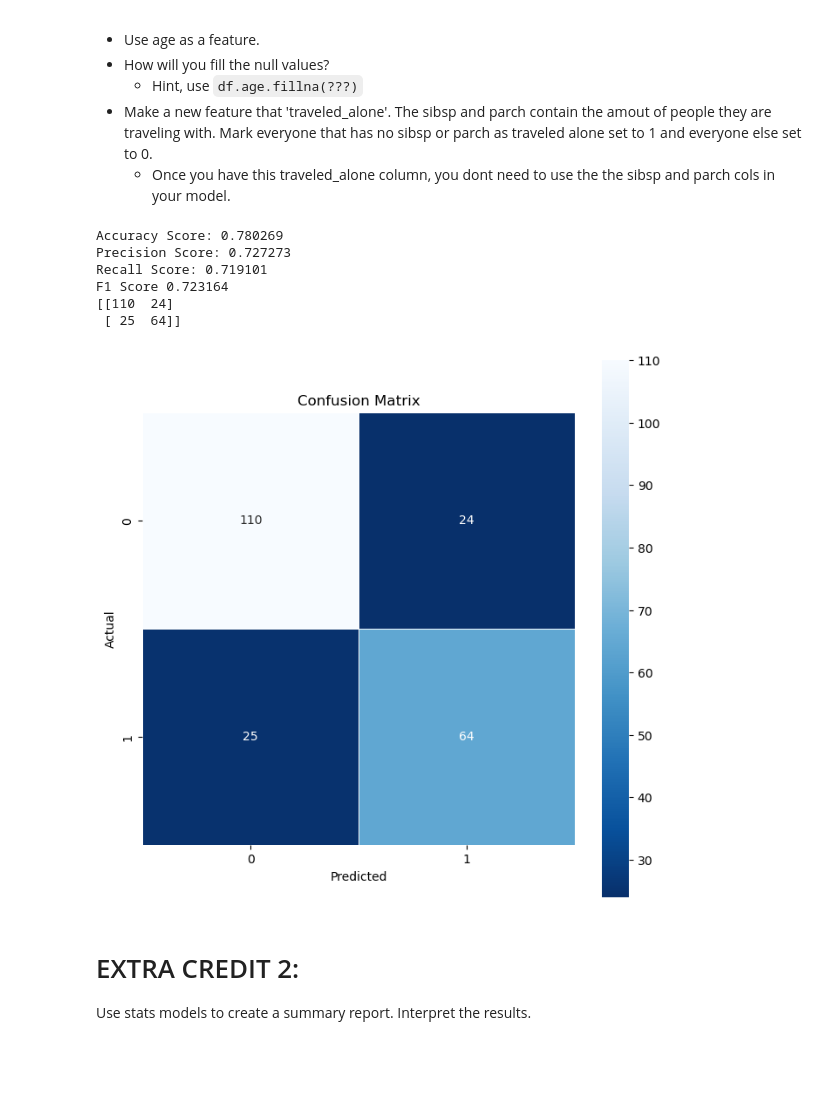
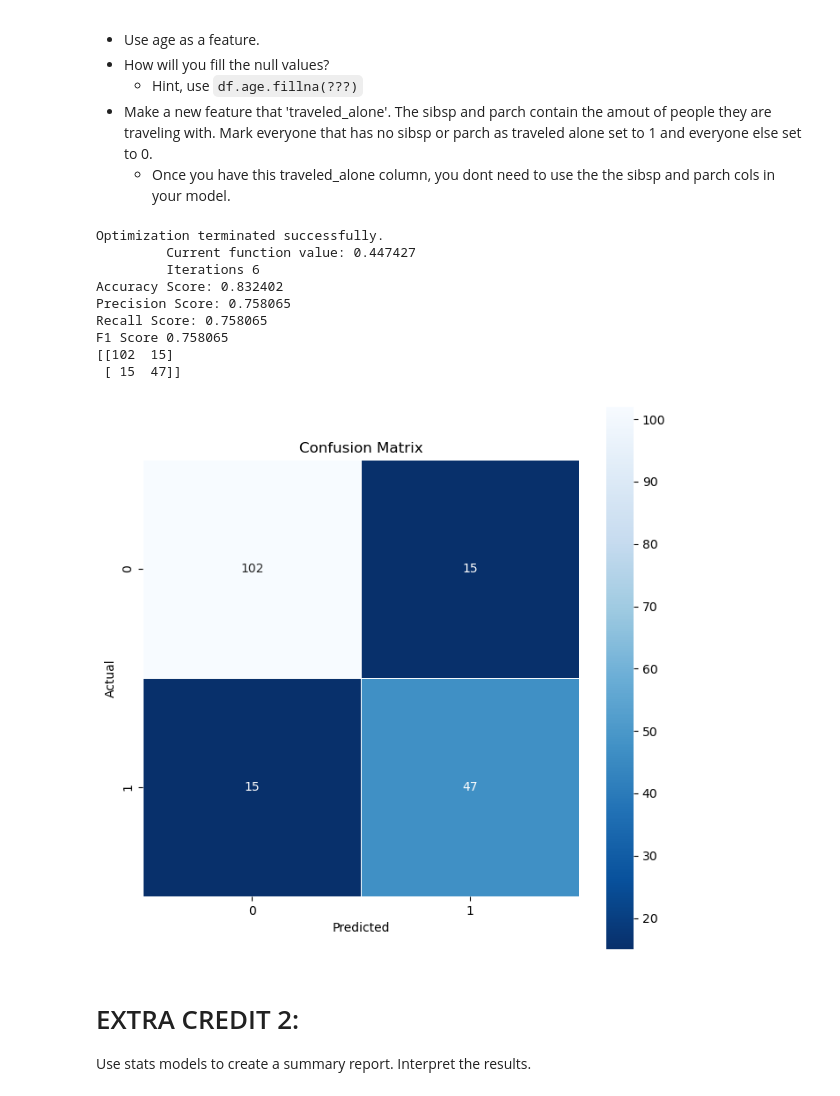
Before and after one commit to CHA0sTIG3R/my-fork-2023-fall-data-science-fridays, a Jupyter notebook: Week-03-Intro-To-ML/Exercise-HO.ipynb, the cells around one changed output. Saved outputs shown, nothing was run; the diff lists cells and outputs as text; code cells hidden in the pictures; blank space fills up the shorter version.

```diff
--- a/Week-03-Intro-To-ML/Exercise-HO.ipynb
+++ b/Week-03-Intro-To-ML/Exercise-HO.ipynb
@@ -107,3 +108,12 @@ X = df[selected_features]
 
 # Set y to be our target variable.
 y = df['survived']
+
+scaler = StandardScaler()
+X_scaled = scaler.fit_transform(X)
+
+X_df = pd.DataFrame(X_scaled, columns=X.columns)
+
+X_const = sm.add_constant(X_df)
+
+results1 = sm.Logit(y, X_const).fit()
@@ -229,15 +241,21 @@ selected_features = ['sex_male', 'pclass_2', 'pclass_3', 'embarked_Q', 'embarked
 X = df[selected_features]
 y = df['survived']
 
+scaler = StandardScaler()
+X_scaled = scaler.fit_transform(X)
+X_df = pd.DataFrame(X_scaled, columns=X.columns)
+
+X_const = sm.add_constant(X_df)
+results2 = sm.Logit(y, X_const).fit()
 
 # Split our data into testing and training.
-X_train, X_test, y_train, y_test = train_test_split(X, y, random_state=42)
+X_train, X_test, y_train, y_test = train_test_split(X_scaled, y, test_size=0.2, random_state=45)
 
 # !!! Remeber to use the same random state as you used before
 
 
 # Initalize our model_2
-model_2 = LogisticRegression()
+model_2 = LogisticRegression(max_iter=200)
 
 # Fit / Train our model using our training data.
 model_2.fit(X_train, y_train)
@@ -315,14 +336,18 @@ y = df['survived']
 
 scaler = StandardScaler()
 X_scaled = scaler.fit_transform(X)
+X_df = pd.DataFrame(X_scaled, columns=X.columns)
+
+X_const = sm.add_constant(X_df)
+results3 = sm.Logit(y, X_const).fit()
 
 # Split our data into testing and training.
 # Remeber to use the same random state as you used before
-X_train, X_test, y_train, y_test = train_test_split(X_scaled, y, random_state=42)
+X_train, X_test, y_train, y_test = train_test_split(X_scaled, y, test_size=0.2, random_state=45)
 
 
 # Initalize our model
-model_3 = LogisticRegression()
+model_3 = LogisticRegression(max_iter=200)
 
 # Fit / Train our model using our training data.
 model_3.fit(X_train, y_train)
@@ -331,40 +356,43 @@ model_3.fit(X_train, y_train)
 y_pred = model_3.predict(X_test)
 
 # Calculate our accuracy
 accuracy_3 = accuracy_score(y_test, y_pred)
 
 # Calculate our precision score
 precision_3 = precision_score(y_test, y_pred)
 
 # Calculate our recall score
 recall_3 = recall_score(y_test, y_pred)
 
 # Calculate your f1-score
 f1_3 = f1_score(y_test, y_pred)
 
 # Print each of our scores to inspect performance.
 print("Accuracy Score: %f" % accuracy_3)
 print("Precision Score: %f" % precision_3)
 print("Recall Score: %f" % recall_3)
 print('F1 Score %f' % f1_3)
 
 # Plot your confusion matrix.
 cm_3 = confusion_matrix(y_test, y_pred)
 print(cm_3)
 fig = plt.figure(figsize=(8,8))
 sns.heatmap(cm_3, annot=True, fmt="g", linewidths=.5, square = True, cmap = 'Blues_r')
 plt.xlabel('Predicted')
 plt.ylabel('Actual')
 plt.title('Confusion Matrix')
 plt.show()
 # %% [output]
-Accuracy Score: 0.780269
-Precision Score: 0.727273
-Recall Score: 0.719101
-F1 Score 0.723164
-[[110  24]
- [ 25  64]]
+Optimization terminated successfully.
+         Current function value: 0.447427
+         Iterations 6
+Accuracy Score: 0.832402
+Precision Score: 0.758065
+Recall Score: 0.758065
+F1 Score 0.758065
+[[102  15]
+ [ 15  47]]
-[figure, old version]
+[figure, new version]
 # %% [markdown]
 # EXTRA CREDIT 2:
 
```
Also changed, not shown: parts of 14 cells of this notebook.
